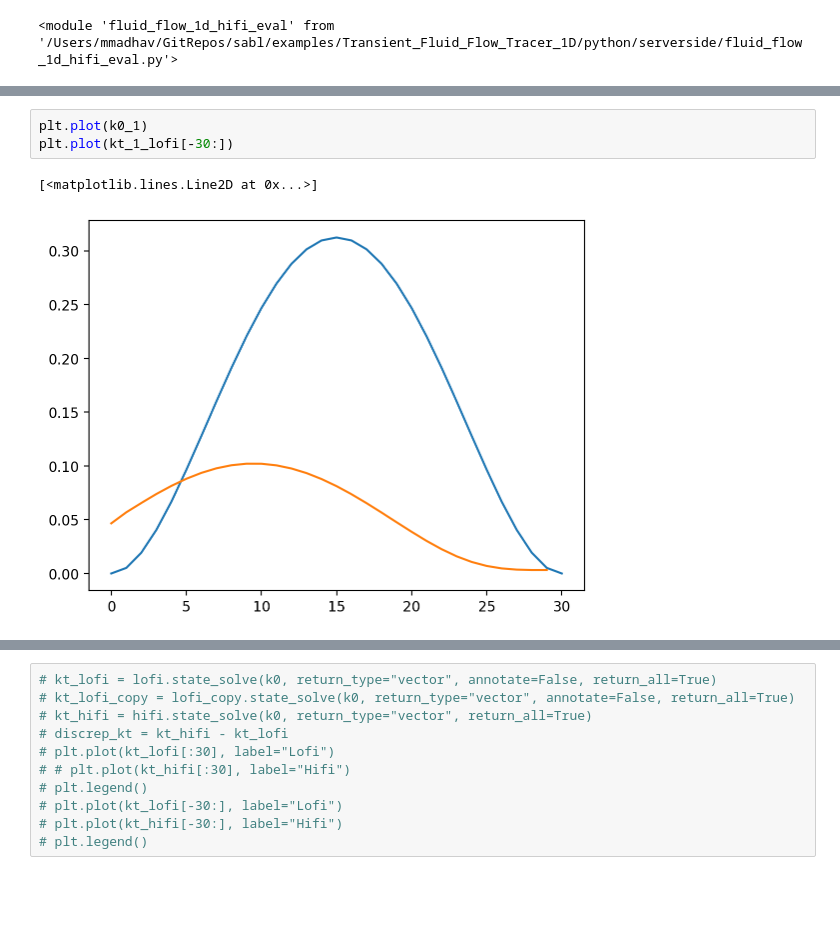
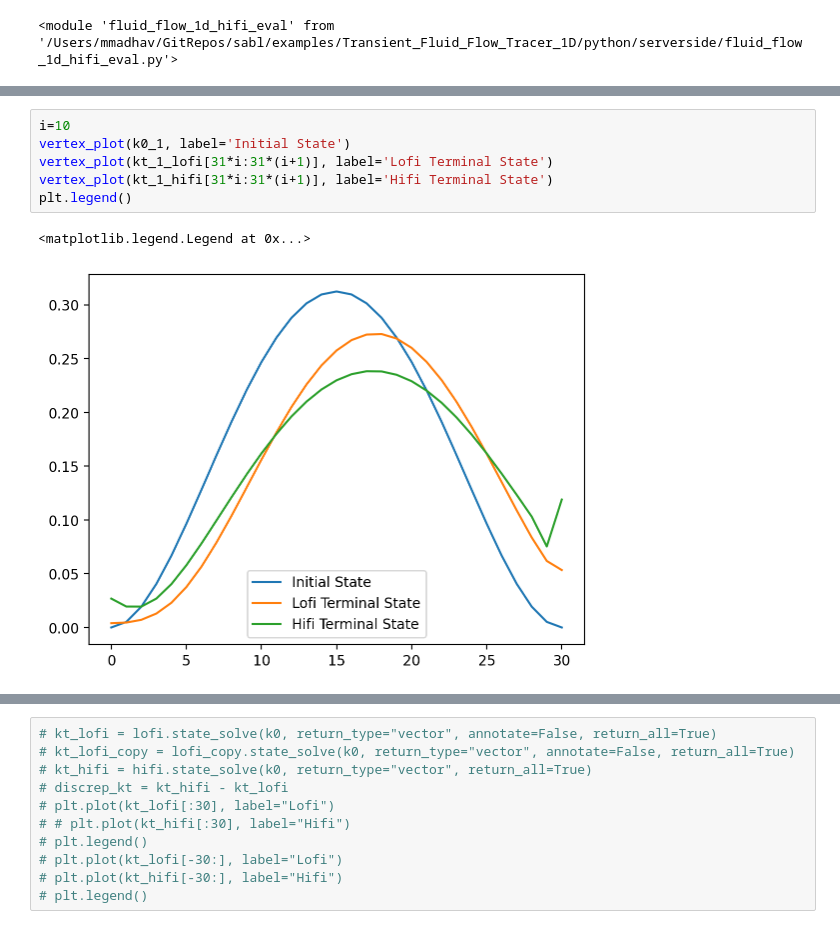
Before and after one commit to sandialabs/Sola, a Jupyter notebook: examples/Transient_Fluid_Flow_Tracer_1D/python/serverside/eval_discrepancy.ipynb, the cells around one changed output, grey strips where cells are left out. Cells and saved outputs as stored; diff of their text form; blank space fills up the shorter version.

```diff
--- a/examples/Transient_Fluid_Flow_Tracer_1D/python/serverside/eval_discrepancy.ipynb
+++ b/examples/Transient_Fluid_Flow_Tracer_1D/python/serverside/eval_discrepancy.ipynb
@@ -145,6 +180,9 @@ Relative magnitude of discrepancy: 0.72%
-# %%
-plt.plot(k0_1)
-plt.plot(kt_1_lofi[-30:])
-# %% [output]
-[<matplotlib.lines.Line2D at 0x...>]
-[figure, removed]
+# %%
+i=10
+vertex_plot(k0_1, label='Initial State')
+vertex_plot(kt_1_lofi[31*i:31*(i+1)], label='Lofi Terminal State')
+vertex_plot(kt_1_hifi[31*i:31*(i+1)], label='Hifi Terminal State')
+plt.legend()
+# %% [output]
+<matplotlib.legend.Legend at 0x...>
+[figure, added]
```
Also changed, not shown: parts of 15 cells of this notebook, 9 other files.
